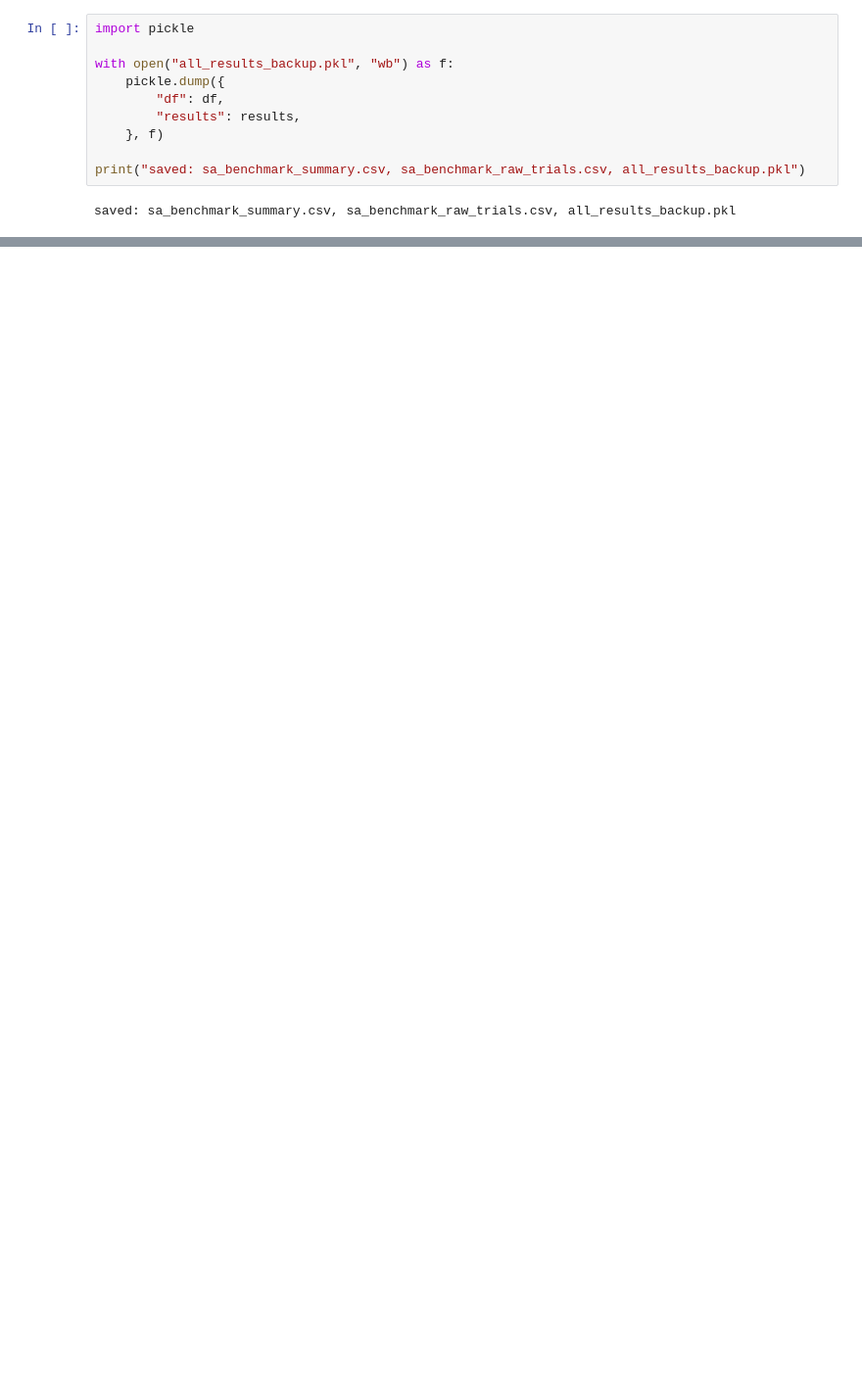
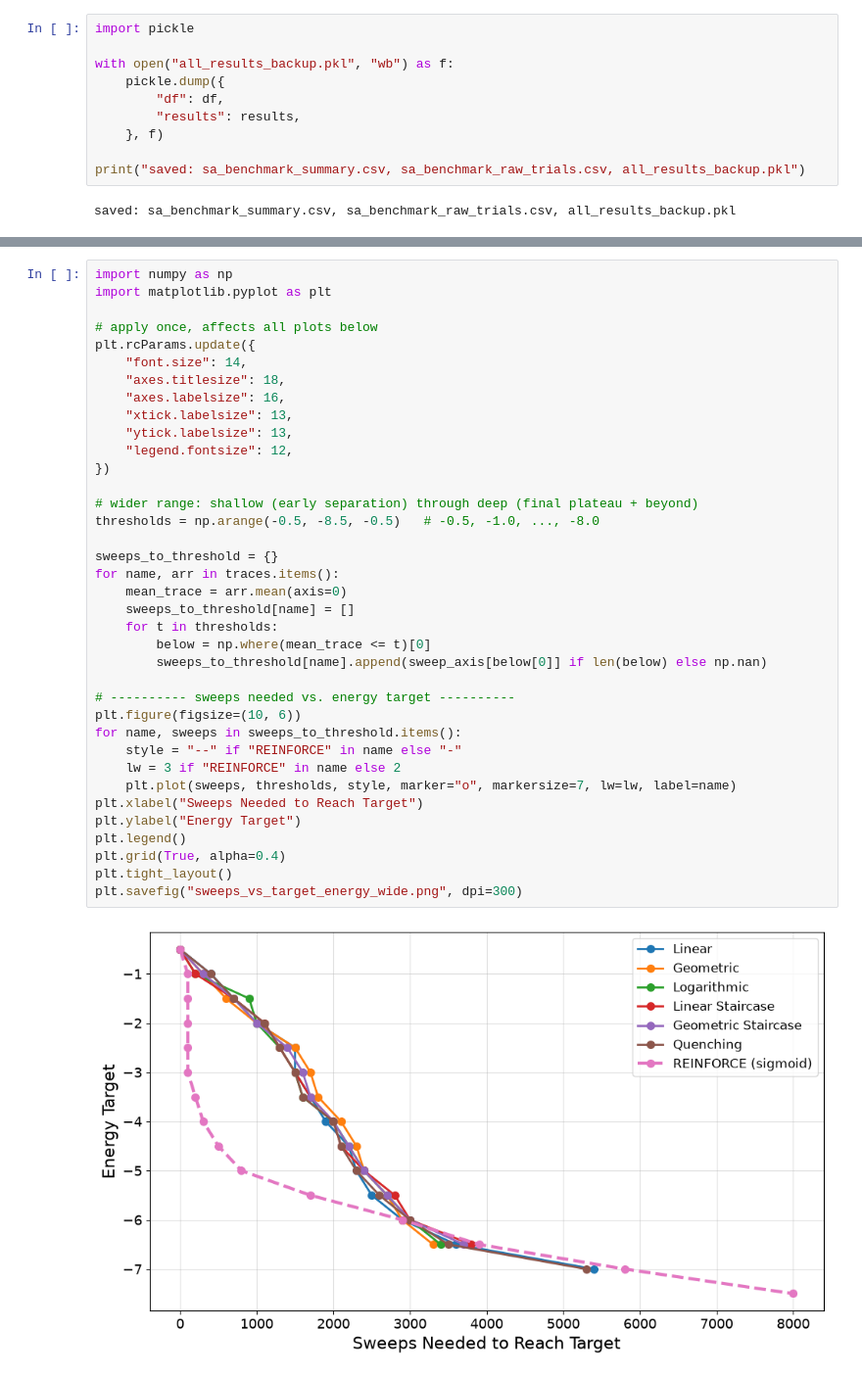
Before and after one commit to averyyu09/Protein-Folding, a Jupyter notebook: SA BENCHMARKS/simulatedannealing.ipynb, the cells around one changed output, grey strips where cells are left out. Shown at 98% size. Cells and saved outputs as stored; diff of their text form; blank space fills up the shorter version.

```diff
--- a/SA BENCHMARKS/simulatedannealing.ipynb
+++ b/SA BENCHMARKS/simulatedannealing.ipynb
@@ -212,0 +439,39 @@ saved: sa_benchmark_summary.csv, sa_benchmark_raw_trials.csv, all_results_backup
+# %%
+import numpy as np
+import matplotlib.pyplot as plt
+
+# apply once, affects all plots below
+plt.rcParams.update({
+    "font.size": 14,
+    "axes.titlesize": 18,
+    "axes.labelsize": 16,
+    "xtick.labelsize": 13,
+    "ytick.labelsize": 13,
+    "legend.fontsize": 12,
+})
+
+# wider range: shallow (early separation) through deep (final plateau + beyond)
+thresholds = np.arange(-0.5, -8.5, -0.5)   # -0.5, -1.0, ..., -8.0
+
+sweeps_to_threshold = {}
+for name, arr in traces.items():
+    mean_trace = arr.mean(axis=0)
+    sweeps_to_threshold[name] = []
+    for t in thresholds:
+        below = np.where(mean_trace <= t)[0]
+        sweeps_to_threshold[name].append(sweep_axis[below[0]] if len(below) else np.nan)
+
+# ---------- sweeps needed vs. energy target ----------
+plt.figure(figsize=(10, 6))
+for name, sweeps in sweeps_to_threshold.items():
+    style = "--" if "REINFORCE" in name else "-"
+    lw = 3 if "REINFORCE" in name else 2
+    plt.plot(sweeps, thresholds, style, marker="o", markersize=7, lw=lw, label=name)
+plt.xlabel("Sweeps Needed to Reach Target")
+plt.ylabel("Energy Target")
+plt.legend()
+plt.grid(True, alpha=0.4)
+plt.tight_layout()
+plt.savefig("sweeps_vs_target_energy_wide.png", dpi=300)
+# %% [output]
+[figure, added]
```
Also changed, not shown: parts of 10 cells of this notebook, 41 other files.
